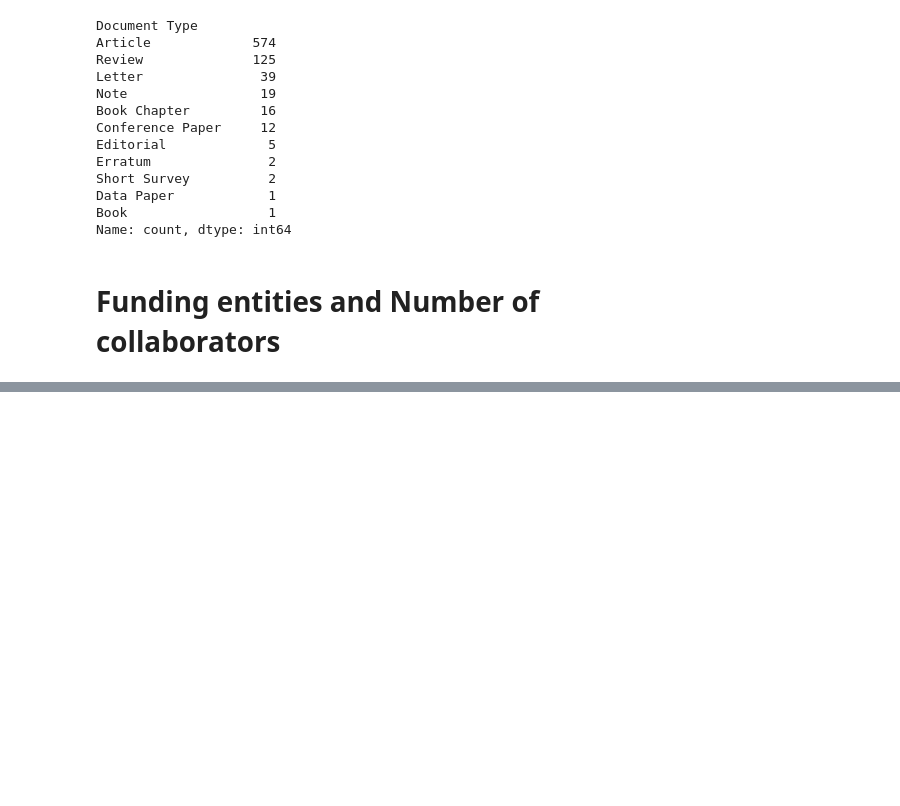
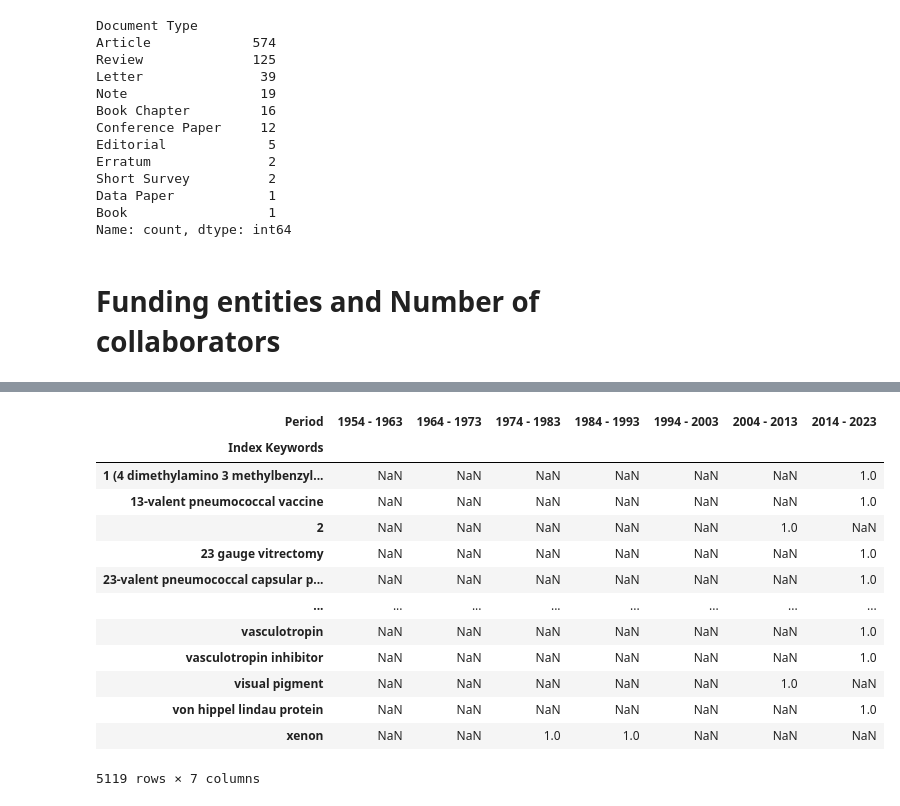
Before and after one commit to msherrif04/OphthoViz, a Jupyter notebook: notebooks/data_processing_03.ipynb, the cells around one changed output, grey strips where cells are left out. Saved outputs shown, nothing was run; the diff lists cells and outputs as text; code cells hidden in the pictures; blank space fills up the shorter version.

```diff
--- a/notebooks/data_processing_03.ipynb
+++ b/notebooks/data_processing_03.ipynb
@@ -745,0 +1059,2 @@ doc_type.to_csv('../data/processed/doc_type.csv')
+# %%
+keywords_df.dropna(inplace=True)
@@ -745,0 +1082,3 @@ doc_type.to_csv('../data/processed/doc_type.csv')
+# %%
+keywords_decade = keywords_df.groupby(['Period']).agg({'Index Keywords':'sum'}).reset_index()
+keywords_decade
@@ -745,0 +1094,3 @@ doc_type.to_csv('../data/processed/doc_type.csv')
+# %%
+keywords_decade = keywords_decade.explode('Index Keywords')
+keywords_decade
@@ -745,0 +1111,4 @@ doc_type.to_csv('../data/processed/doc_type.csv')
+# %%
+keywords_decade['count']=1
+keywords_decade = keywords_decade.groupby(['Index Keywords','Period']).count()
+keywords_decade
@@ -745,0 +1130,19 @@ doc_type.to_csv('../data/processed/doc_type.csv')
+# %%
+keywords_decade = keywords_decade.reset_index()
+keywords_decade = keywords_decade.pivot(index='Index Keywords', columns='Period', values='count')
+keywords_decade
+# %% [output]
+| Period | 1954 - 1963 | 1964 - 1973 | 1974 - 1983 | 1984 - 1993 | 1994 - 2003 | 2004 - 2013 | 2014 - 2023 |
+| Index Keywords |  |  |  |  |  |  |  |
+| 1 (4 dimethylamino 3 methylbenzyl... | NaN | NaN | NaN | NaN | NaN | NaN | 1.0 |
+| 13-valent pneumococcal vaccine | NaN | NaN | NaN | NaN | NaN | NaN | 1.0 |
+| 2 | NaN | NaN | NaN | NaN | NaN | 1.0 | NaN |
+| 23 gauge vitrectomy | NaN | NaN | NaN | NaN | NaN | NaN | 1.0 |
+| 23-valent pneumococcal capsular p... | NaN | NaN | NaN | NaN | NaN | NaN | 1.0 |
+| ... | ... | ... | ... | ... | ... | ... | ... |
+| vasculotropin | NaN | NaN | NaN | NaN | NaN | NaN | 1.0 |
+| vasculotropin inhibitor | NaN | NaN | NaN | NaN | NaN | NaN | 1.0 |
+| visual pigment | NaN | NaN | NaN | NaN | NaN | 1.0 | NaN |
+| von hippel lindau protein | NaN | NaN | NaN | NaN | NaN | NaN | 1.0 |
+| xenon | NaN | NaN | 1.0 | 1.0 | NaN | NaN | NaN |
+5119 rows × 7 columns
```
Also changed, not shown: parts of 51 cells of this notebook, 15 other files.
